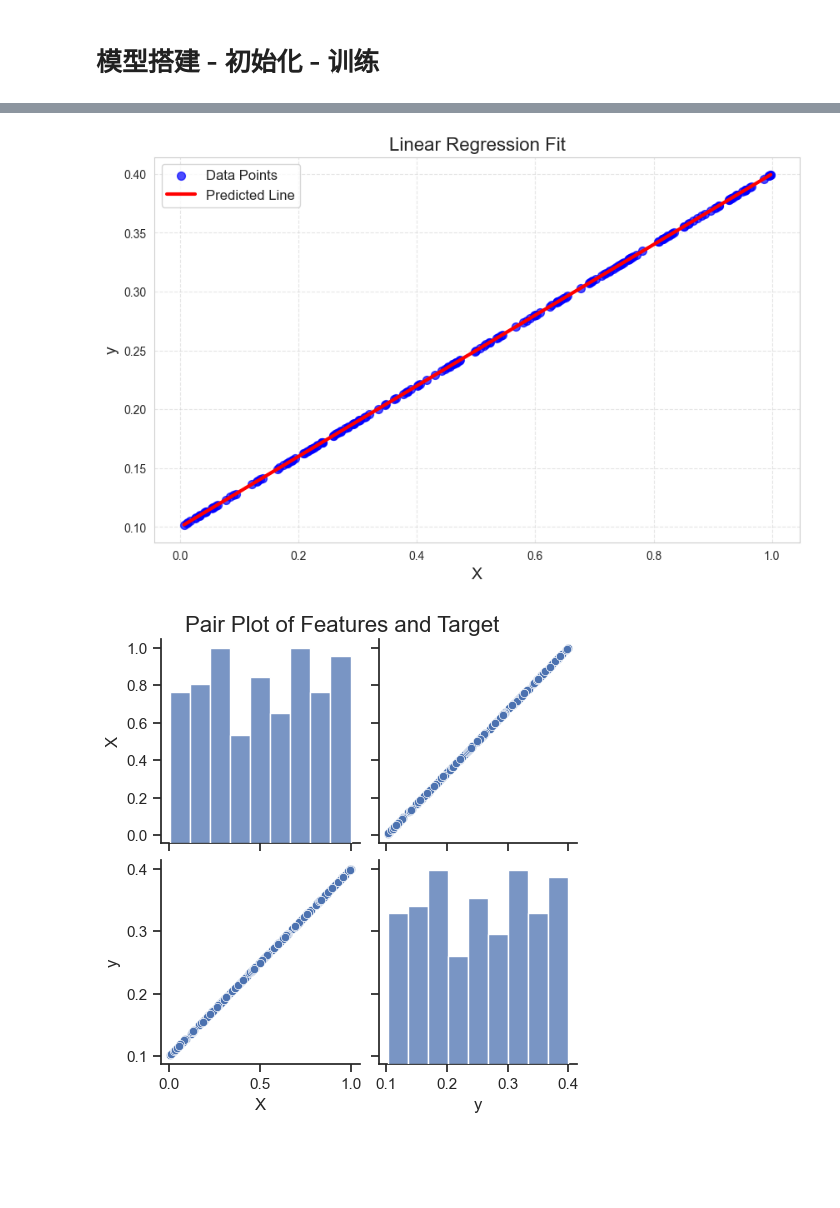
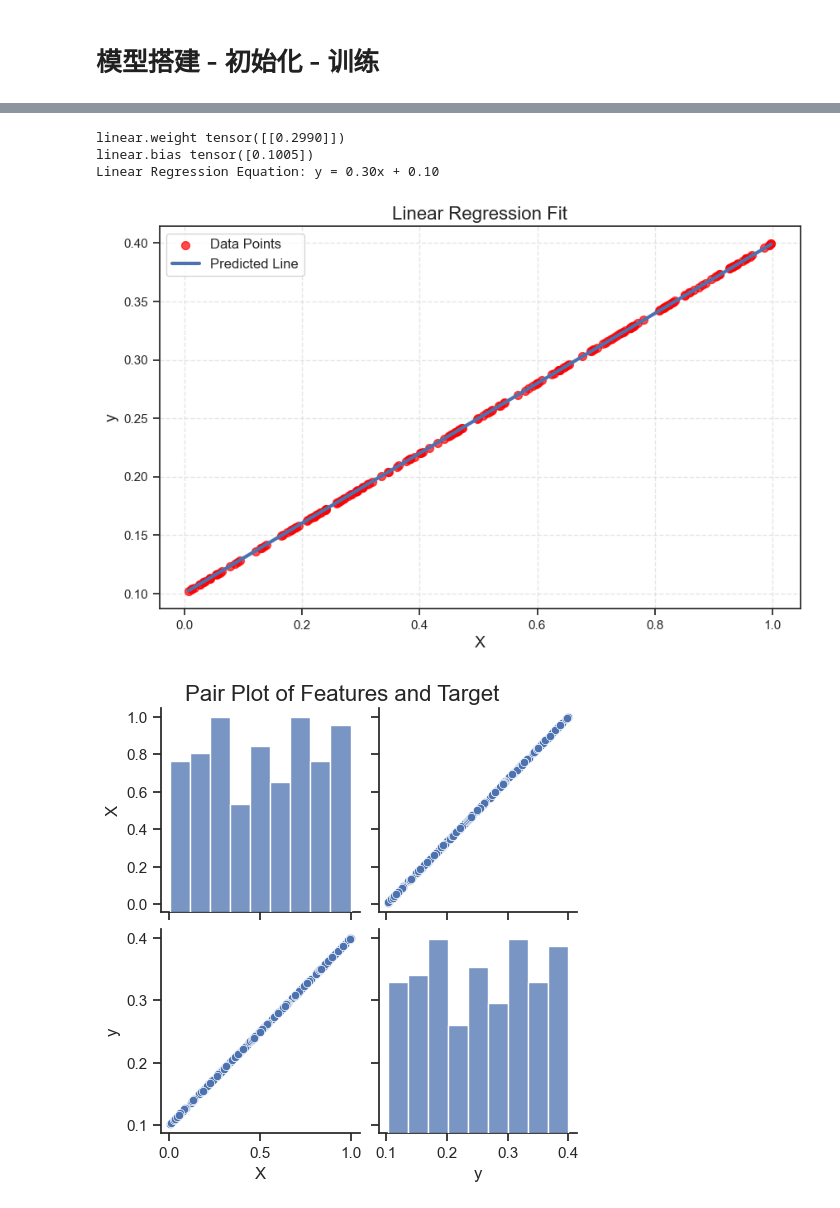
Before and after one commit to Echo-Nie/EchoMLGuide, a Jupyter notebook: CourseHomeWork/work1.ipynb, the cells around one changed output, grey strips where cells are left out. Saved outputs shown, nothing was run; the diff lists cells and outputs as text; code cells hidden in the pictures; blank space fills up the shorter version.

Commit message:
update ML HomeWork1 - LinearRegression

```diff
--- a/CourseHomeWork/work1.ipynb
+++ b/CourseHomeWork/work1.ipynb
@@ -73,26 +74,42 @@ Epoch [400/400], Loss: 0.0000
+# %%
+# 打印模型参数
+for name, param in model.named_parameters():
+    if param.requires_grad:
+        print(name, param.data)
+
+# 假设模型参数已经训练完成，提取斜率和截距
+slope = model.linear.weight.item()  # 提取权重作为斜率
+intercept = model.linear.bias.item()  # 提取偏置作为截距
+
+# 打印线性回归方程
+print(f"Linear Regression Equation: y = {slope:.2f}x + {intercept:.2f}")
+# %% [output]
+linear.weight tensor([[0.2990]])
+linear.bias tensor([0.1005])
+Linear Regression Equation: y = 0.30x + 0.10
 # %%
 # 将数据转换为 Pandas DataFrame
 data_df = pd.DataFrame(data, columns=["X", "y"])
 
 # 绘制训练数据点和预测曲线
 # 生成预测曲线
 X_flat = X.flatten()
 sorted_indices = np.argsort(X_flat)
 X_sorted = X_flat[sorted_indices]
 y_pred = model(torch.from_numpy(X_sorted.reshape(-1, 1))).detach().numpy()
 
 # 绘图
 plt.figure(figsize=(10, 6))
-plt.scatter(data_df["X"], data_df["y"], label="Data Points", color="blue", s=50, alpha=0.7)
-plt.plot(X_sorted, y_pred, color="red", lw=3, label="Predicted Line")
+plt.scatter(data_df["X"], data_df["y"], label="Data Points",color="red", s=50, alpha=0.7)
+plt.plot(X_sorted, y_pred, lw=3, label="Predicted Line")
 plt.title("Linear Regression Fit", fontsize=16)
 plt.xlabel("X", fontsize=14)
 plt.ylabel("y", fontsize=14)
 plt.legend(fontsize=12)
 plt.grid(True, linestyle='--', alpha=0.5)
 plt.show()
 # %% [output]
-[figure, old version]
+[figure, new version]
 # %%
 # 使用 Seaborn 提供的 PairPlot 来展示数据分布和相关性
 sns.set(style="ticks")
```
Also changed, not shown: parts of 1 cell of this notebook.
